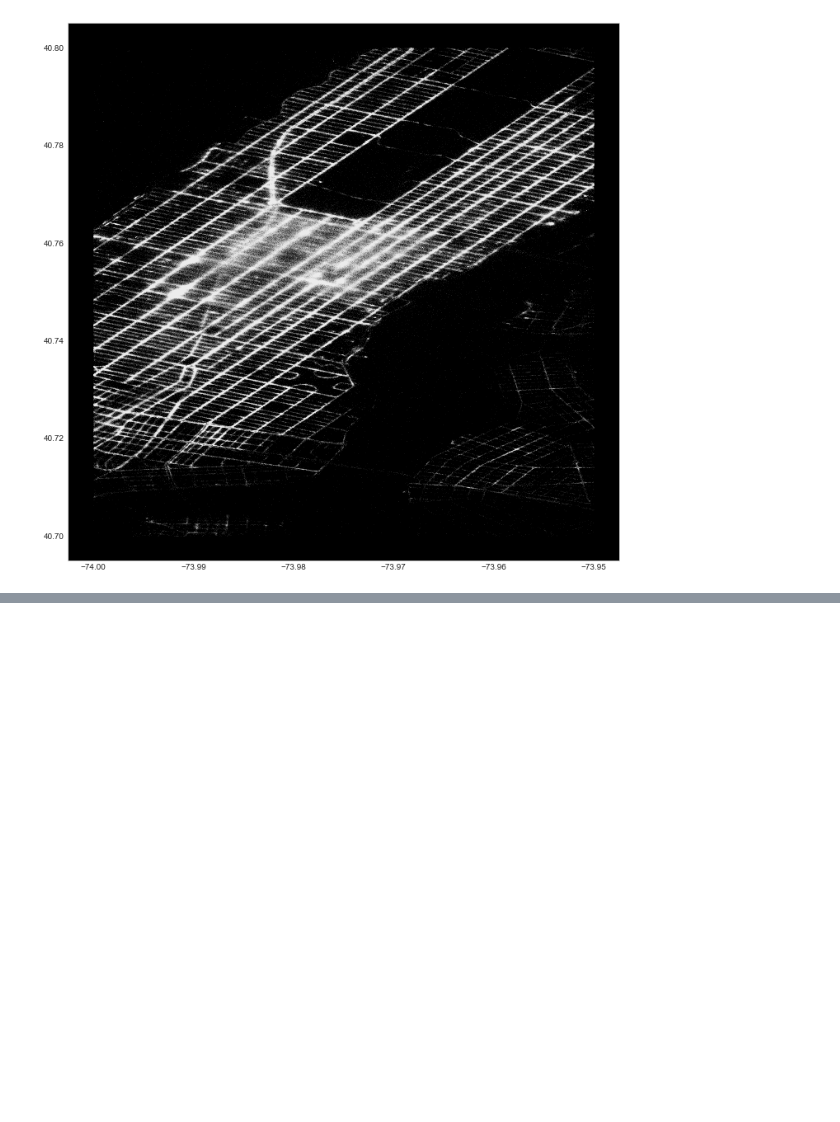
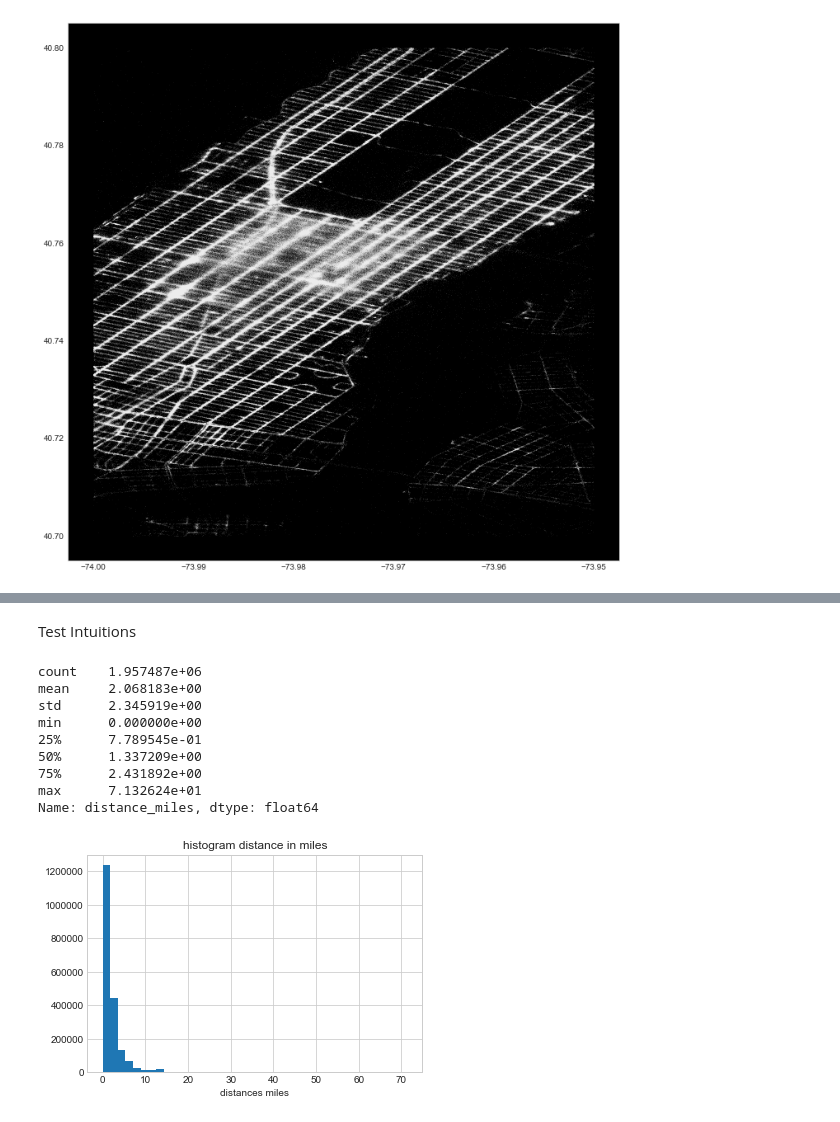
Before and after one commit to clemfdh/Taxi-Fare-prediction-in-NYC, a Jupyter notebook: Taxi_fare.ipynb, the cells around one changed output, grey strips where cells are left out. Saved outputs shown, nothing was run; the diff lists cells and outputs as text; code cells hidden in the pictures; blank space fills up the shorter version.

```diff
--- a/Taxi_fare.ipynb
+++ b/Taxi_fare.ipynb
@@ -165,0 +266,22 @@ plot_hires(df_train, (-74, -73.95, 40.7, 40.8))
+# %% [markdown]
+Test Intuitions
+# %%
+# add new column to dataframe with distance in miles
+df_train['distance_miles'] = distance(df_train.pickup_latitude, df_train.pickup_longitude,
+                                      df_train.dropoff_latitude, df_train.dropoff_longitude)
+# %%
+df_train.distance_miles.hist(bins=40)
+plt.xlabel('distances miles')
+plt.title('histogram distance in miles')
+df_train.distance_miles.describe()
+# %% [output]
+count    1.957487e+06
+mean     2.068183e+00
+std      2.345919e+00
+min      0.000000e+00
+25%      7.789545e-01
+50%      1.337209e+00
+75%      2.431892e+00
+max      7.132624e+01
+Name: distance_miles, dtype: float64
+[figure, added]
```
Also changed, not shown: parts of 13 cells of this notebook.
